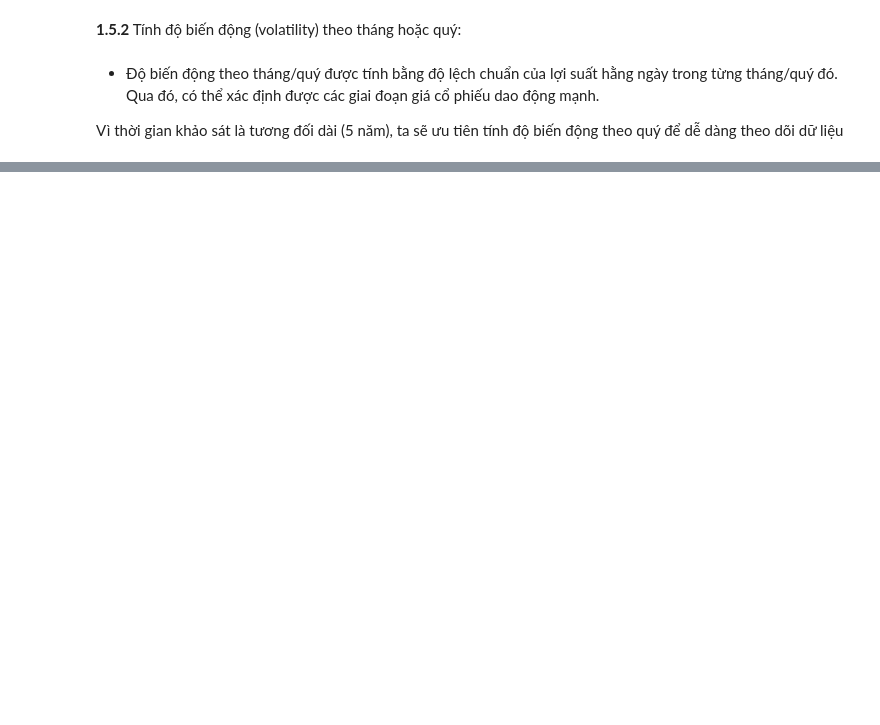
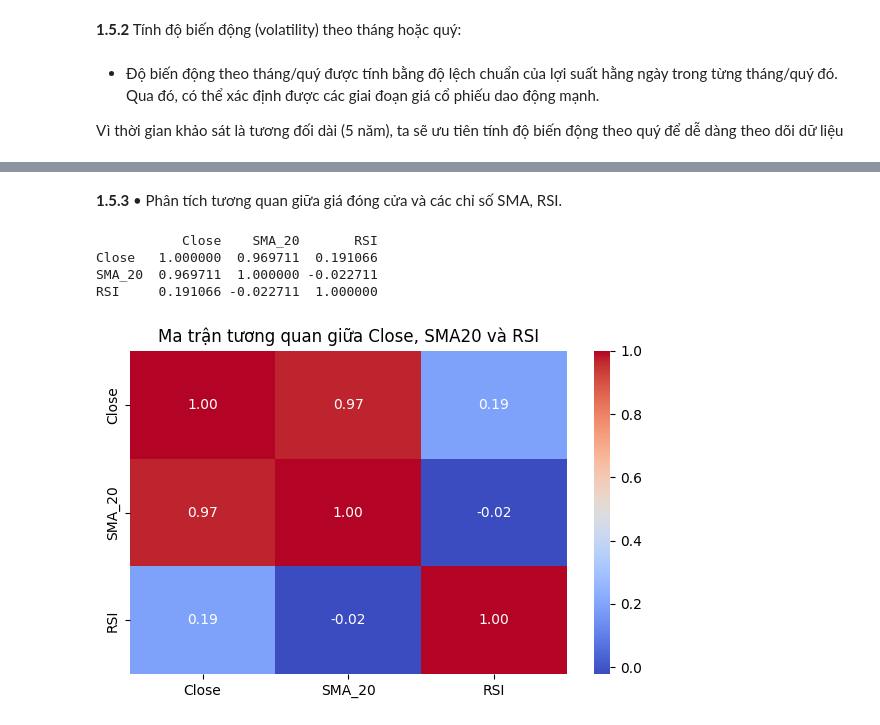
Before and after one commit to giang2011-ai/final_exam, a Jupyter notebook: final_exam.ipynb, the cells around one changed output, grey strips where cells are left out. Drawn from its saved outputs; the diff is of its cells as text; code cells hidden in the pictures; blank space fills up the shorter version.

```diff
--- a/final_exam.ipynb
+++ b/final_exam.ipynb
@@ -172,0 +200,3 @@ df['RSI'] = compute_rsi(df['Close'])
+# %%
+df_after_check = df.iloc[50:]
+df_after_check.head()
@@ -226 +263,20 @@ Quarter
 Freq: Q-DEC, Name: Daily Return, dtype: float64
+# %% [markdown]
+**1.5.3**  • Phân tích tương quan giữa giá đóng cửa và các chỉ số SMA, RSI.
+# %%
+corr_data = df_after_check[['Close', 'SMA_20', 'RSI']].dropna()
+
+correlation_matrix = corr_data.corr()
+print(correlation_matrix)
+
+plt.figure(figsize=(6, 4))
+sns.heatmap(correlation_matrix, annot=True, cmap='coolwarm', fmt=".2f")
+plt.title("Ma trận tương quan giữa Close, SMA20 và RSI")
+plt.tight_layout()
+plt.show()
+# %% [output]
+           Close    SMA_20       RSI
+Close   1.000000  0.969711  0.191066
+SMA_20  0.969711  1.000000 -0.022711
+RSI     0.191066 -0.022711  1.000000
+[figure, added]
```
Also changed, not shown: parts of 32 cells of this notebook.
